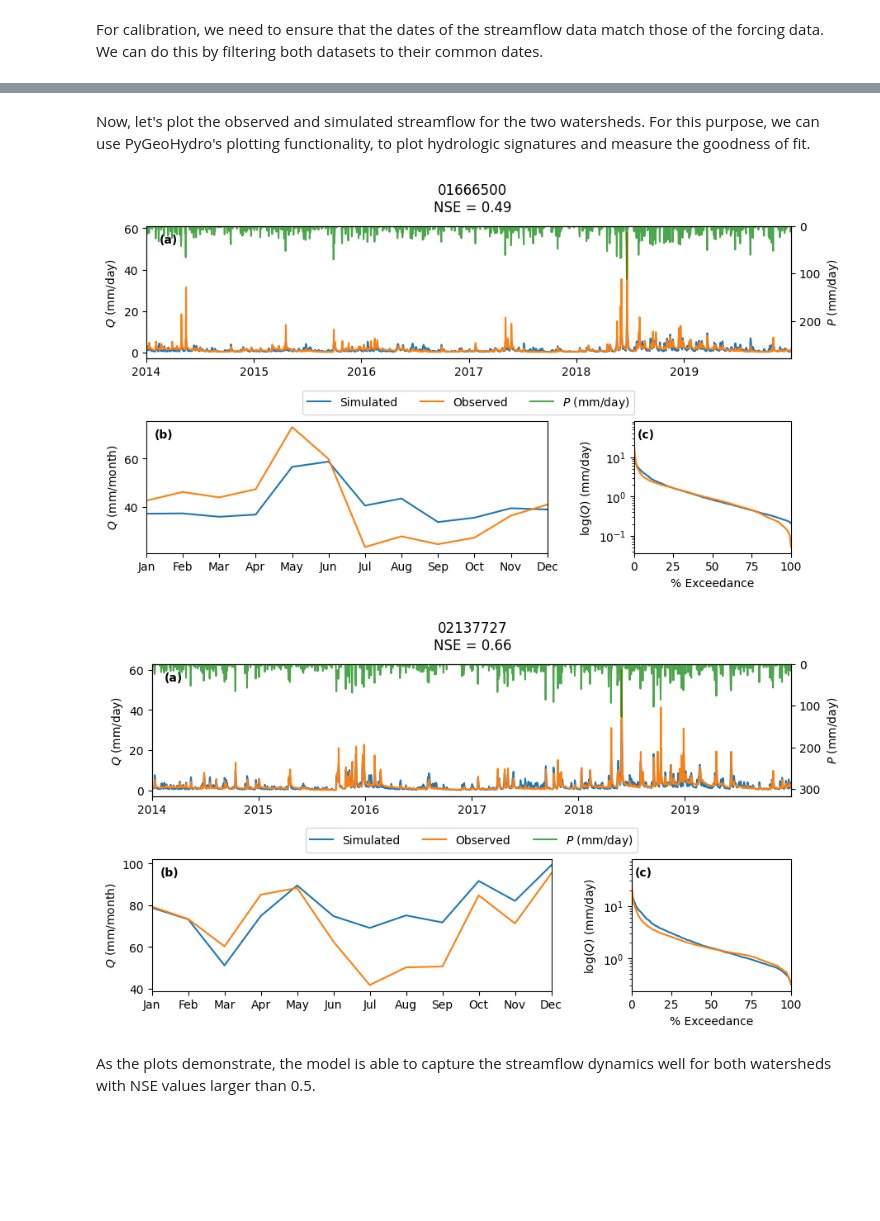
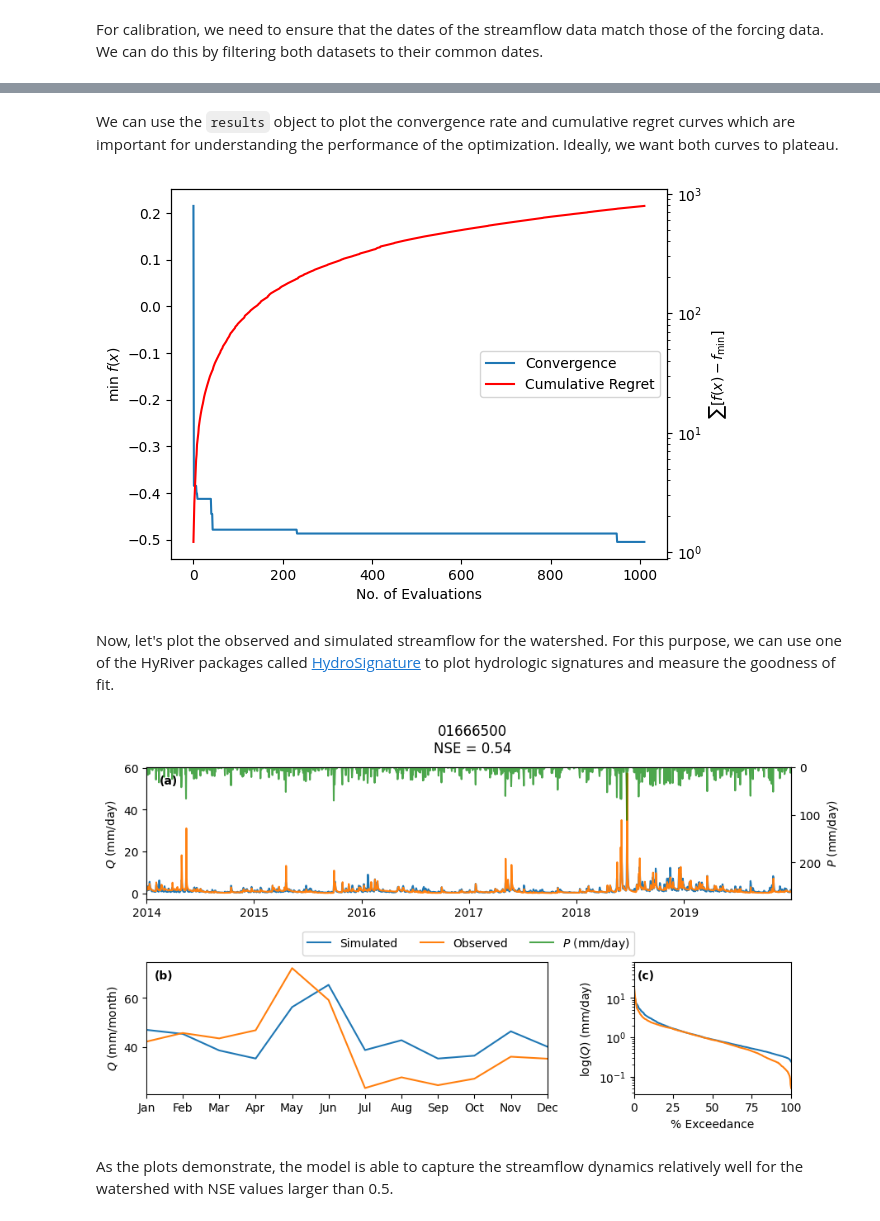
Before and after one commit to cheginit/sceua, a Jupyter notebook: docs/examples/calibration.ipynb, the cells around one changed output, grey strips where cells are left out. Cells and saved outputs as stored; diff of their text form; code cells hidden in the pictures; blank space fills up the shorter version.

```diff
--- a/docs/examples/calibration.ipynb
+++ b/docs/examples/calibration.ipynb
@@ -204,6 +188,6 @@ qobs = qobs * (24 * 3600) / basins.set_index("gage_id")["area"] * 1e3
 # %% [markdown]
 For calibration, we need to ensure that the dates of the streamflow data match those of the forcing data. We can do this by filtering both datasets to their common dates.
 # %%
-idx = qobs.index.intersection(clm[basins["gage_id"].iloc[0]].index)
+idx = qobs.index.intersection(clm.index)
 qobs = qobs.loc[idx]
-clm = {k: v.loc[idx] for k, v in clm.items()}
+clm = clm.loc[idx]
@@ -247,16 +235,15 @@ Now, we can calibrate the model for each watershed and obtain the best parameter
 # %%
-from scipy import optimize
+import sceua
 
 bounds = {
+    "c_max": (1, 1500),
     "b_exp": (0.0, 1.99),
     "alpha": (0.01, 0.99),
     "k_s": (0.01, 0.14),
     "k_q": (0.14, 0.99),
 }
-best_params = {}
-for sid, clm_df in clm.items():
-    cal_idx = int(0.7 * clm_df.shape[0])
-    model = HYMOD(clm_df.iloc[:cal_idx], qobs[sid].iloc[:cal_idx].squeeze(), c_max[sid], 1)
-    results = optimize.differential_evolution(model.fit, list(bounds.values()), seed=42)
-    best_params[sid] = dict(zip(bounds, results.x.round(3).tolist(), strict=False))
-best_params = pd.DataFrame(best_params)
+cal_idx = int(0.7 * clm.shape[0])
+model = HYMOD(clm.iloc[:cal_idx], qobs.iloc[:cal_idx], 1)
+results = sceua.minimize(model.fit, list(bounds.values()), n_complexes=3 * len(bounds), seed=42)
+best_params = dict(zip(bounds, results.x.round(3).tolist(), strict=False))
+best_params
@@ -273,23 +252,46 @@ best_params
+# %% [markdown]
+We can use the `results` object to plot the convergence rate and cumulative regret curves which are important for understanding the performance of the optimization. Ideally, we want both curves to plateau.
+# %%
+import matplotlib.pyplot as plt
+
+fig, ax1 = plt.subplots()
+
+ax1.set_xlabel("No. of Evaluations")
+ax1.set_ylabel(r"$\min\ f(x)$")
+ax1.plot(np.minimum.accumulate(results.funv))
+
+ax2 = ax1.twinx()
+ax2.set_yscale("log")
+ax2.set_ylabel(r"$\sum \left[ f(x) - f_\mathrm{min} \right]$")
+func_min = -1
+ax2.plot(np.cumsum(results.funv - func_min), color="r")
+_ = fig.legend(
+    ["Convergence", "Cumulative Regret"],
+    loc="right",
+    bbox_to_anchor=(1, 0.5),
+    bbox_transform=ax1.transAxes,
+)
+fig.savefig("images/convergence.png", dpi=300, bbox_inches="tight")
+# %% [output]
+[figure, added]
 # %% [markdown]
-Now, let's plot the observed and simulated streamflow for the two watersheds. For this purpose, we can use PyGeoHydro's plotting functionality, to plot hydrologic signatures and measure the goodness of fit.
+Now, let's plot the observed and simulated streamflow for the watershed. For this purpose, we can use one of the HyRiver packages called [HydroSignature](https://docs.hyriver.io/readme/hydrosignatures.html) to plot hydrologic signatures and measure the goodness of fit.
 # %%
-import pygeohydro as gh
+import hydrosignatures as hs
 
-for sid, clm_df in clm.items():
-    model = HYMOD(clm_df, qobs[sid], c_max[sid], 0)
-    qsim = model.simulate(best_params[sid].to_numpy("f4"))
-    nse = compute_nse(qsim[cal_idx:], model.qobs[cal_idx:])
-    discharge = pd.DataFrame(
-        {"Simulated": qsim[cal_idx:], "Observed": model.qobs[cal_idx:]},
-        index=qobs[sid].iloc[cal_idx:].index,
-    )
-    _ = gh.plot.signatures(
-        discharge,
-        clm_df.iloc[cal_idx:].pr,
-        title=f"{sid}\nNSE = {nse:.2f}",
-    )
+model = HYMOD(clm, qobs, 0)
+qsim = model(results.x)
+nse = compute_nse(qsim[cal_idx:], model.qobs[cal_idx:])
+discharge = pd.DataFrame(
+    {"Simulated": qsim[cal_idx:], "Observed": model.qobs[cal_idx:]},
+    index=qobs.iloc[cal_idx:].index,
+)
+_ = hs.plot.signatures(
+    discharge,
+    clm.iloc[cal_idx:].pr,
+    title=f"{station_id}\nNSE = {nse:.2f}",
+)
 # %% [output]
-[figure, old version]
+[figure, new version]
-[figure, removed]
 # %% [markdown]
-As the plots demonstrate, the model is able to capture the streamflow dynamics well for both watersheds with NSE values larger than 0.5.
+As the plots demonstrate, the model is able to capture the streamflow dynamics relatively well for the watershed with NSE values larger than 0.5.
```
Also changed, not shown: parts of 32 cells of this notebook, 13 other files.
